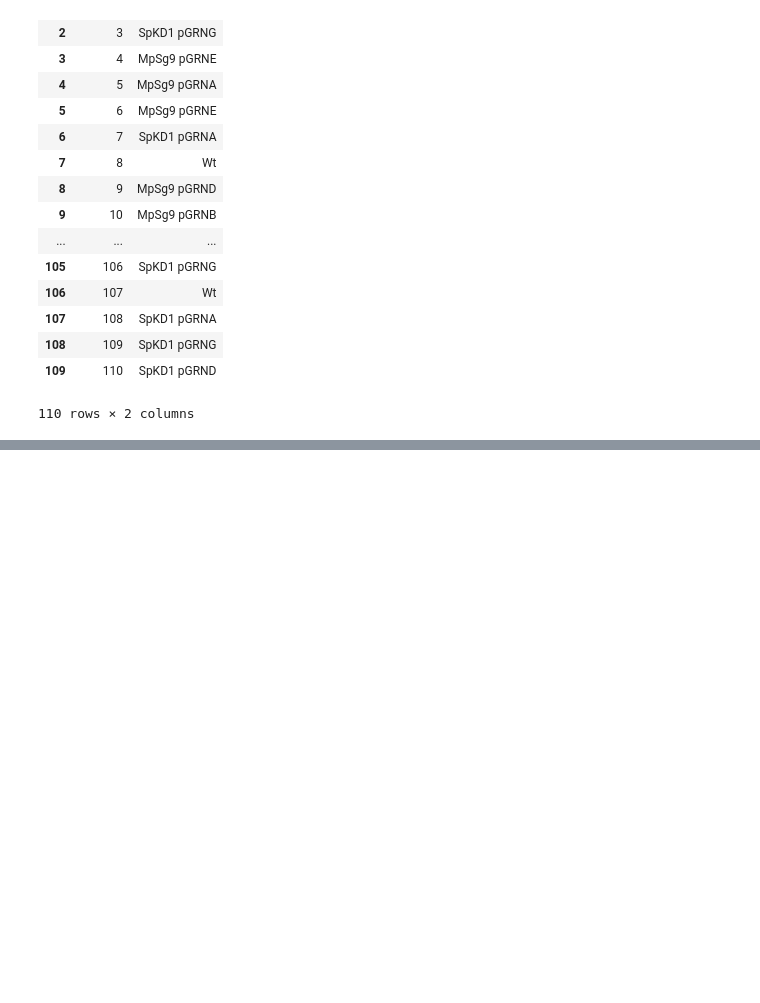
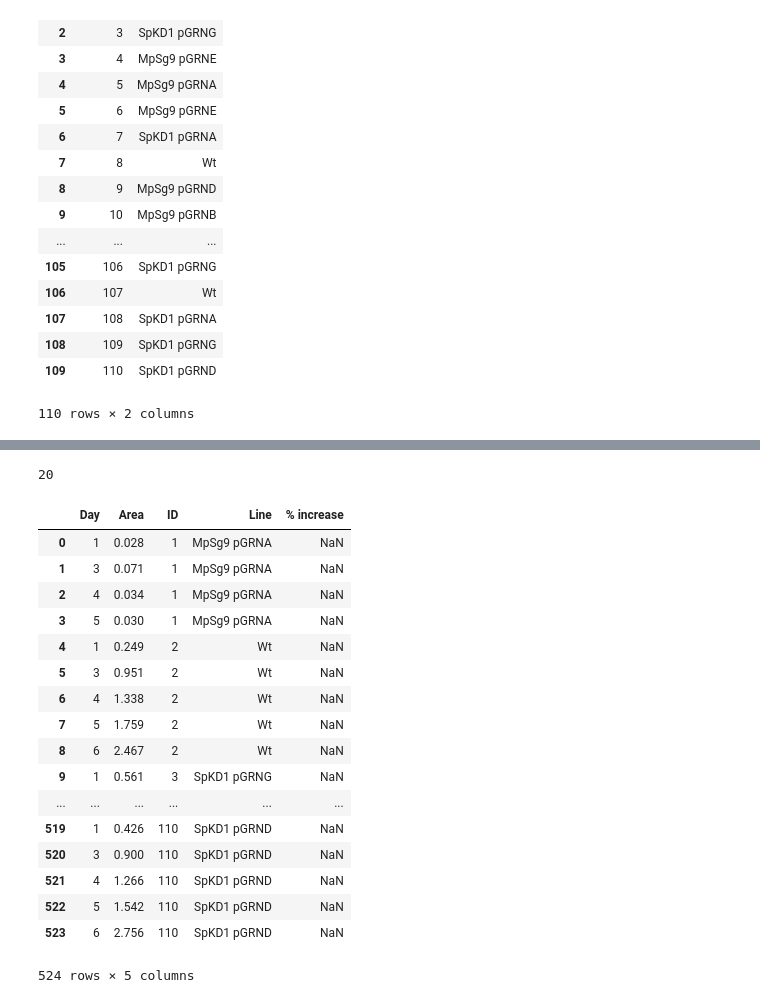
Before and after one commit to linbug/Liverwort-growth-rate-analysis, a Jupyter notebook: growth rate analysis.ipynb, the cells around one changed output, grey strips where cells are left out. Drawn from its saved outputs; the diff is of its cells as text; code cells hidden in the pictures; blank space fills up the shorter version.

```diff
--- a/growth rate analysis.ipynb
+++ b/growth rate analysis.ipynb
@@ -97,0 +110,43 @@ for i in growth_data.index:
+# %%
+# Now I want to deal with the smaller measurement errors.
+# If the growth area decreases with increasing days, I will assign the previous day's area to the latter.
+# This should deal with any small discrepancies with measurements.
+# first quantify the errors in the existing dataset
+
+number_of_errors = 0
+for i in cleaned_growth_data.index:
+    if i == 0:
+        continue
+    if (cleaned_growth_data.ID[i] == cleaned_growth_data.ID[i-1]) & (cleaned_growth_data.Area[i] <  cleaned_growth_data.Area[i-1]):
+        number_of_errors += 1
+print number_of_errors
+# %% [output]
+20
+# %%
+# Now reassign these values
+number_of_errors = 0
+for i in growth_data.index:
+    if i == 0:
+        continue
+    if (growth_data.ID[i] == growth_data.ID[i-1]) & (growth_data.Area[i] <  growth_data.Area[i-1]):
+        growth_data.Area[i] = growth_data.Area[i-1]
+clean
+# %% [output]
+|  | Day | Area | ID | Line | % increase |
+| 0 | 1 | 0.028 | 1 | MpSg9 pGRNA | NaN |
+| 1 | 3 | 0.071 | 1 | MpSg9 pGRNA | NaN |
+| 2 | 4 | 0.034 | 1 | MpSg9 pGRNA | NaN |
+| 3 | 5 | 0.030 | 1 | MpSg9 pGRNA | NaN |
+| 4 | 1 | 0.249 | 2 | Wt | NaN |
+| 5 | 3 | 0.951 | 2 | Wt | NaN |
+| 6 | 4 | 1.338 | 2 | Wt | NaN |
+| 7 | 5 | 1.759 | 2 | Wt | NaN |
+| 8 | 6 | 2.467 | 2 | Wt | NaN |
+| 9 | 1 | 0.561 | 3 | SpKD1 pGRNG | NaN |
+| ... | ... | ... | ... | ... | ... |
+| 519 | 1 | 0.426 | 110 | SpKD1 pGRND | NaN |
+| 520 | 3 | 0.900 | 110 | SpKD1 pGRND | NaN |
+| 521 | 4 | 1.266 | 110 | SpKD1 pGRND | NaN |
+| 522 | 5 | 1.542 | 110 | SpKD1 pGRND | NaN |
+| 523 | 6 | 2.756 | 110 | SpKD1 pGRND | NaN |
+524 rows × 5 columns
```
Also changed, not shown: parts of 5 cells of this notebook.
